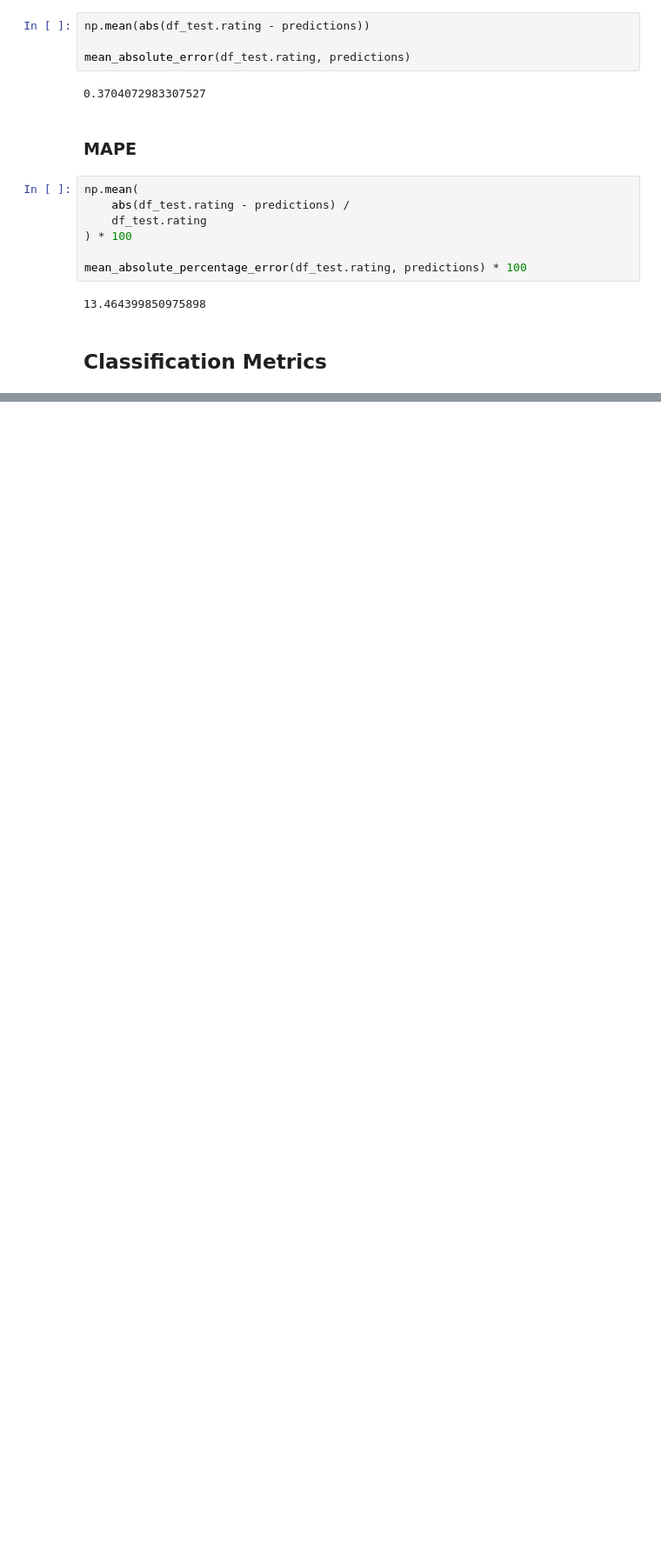
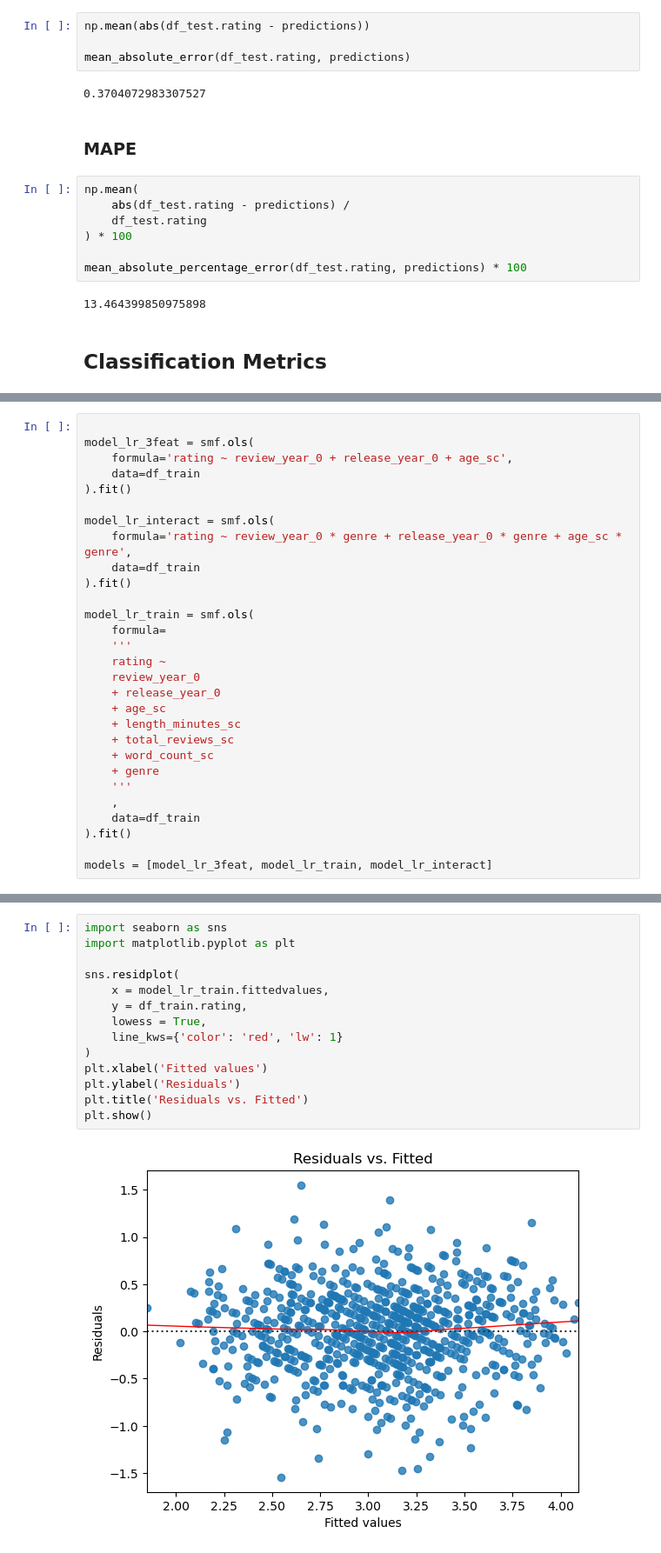
Before and after one commit to m-clark/book-of-models, a Jupyter notebook: python_chapter_notebooks/03_knowing_your_models.ipynb, the cells around one changed output, grey strips where cells are left out. Shown: that part at 87% size. Drawn from its saved outputs; the diff is of its cells as text; blank space fills up the shorter version.

```diff
--- a/python_chapter_notebooks/03_knowing_your_models.ipynb
+++ b/python_chapter_notebooks/03_knowing_your_models.ipynb
@@ -84,0 +204,29 @@ mean_absolute_percentage_error(df_test.rating, predictions) * 100
+# %%
+
+model_lr_3feat = smf.ols(
+    formula='rating ~ review_year_0 + release_year_0 + age_sc',
+    data=df_train
+).fit()
+
+model_lr_interact = smf.ols(
+    formula='rating ~ review_year_0 * genre + release_year_0 * genre + age_sc * genre',
+    data=df_train
+).fit()
+
+model_lr_train = smf.ols(
+    formula=
+    '''
+    rating ~
+    review_year_0
+    + release_year_0
+    + age_sc
+    + length_minutes_sc
+    + total_reviews_sc
+    + word_count_sc
+    + genre
+    '''
+    ,
+    data=df_train
+).fit()
+
+models = [model_lr_3feat, model_lr_train, model_lr_interact]
@@ -84,0 +255,16 @@ mean_absolute_percentage_error(df_test.rating, predictions) * 100
+# %%
+import seaborn as sns
+import matplotlib.pyplot as plt
+
+sns.residplot(
+    x = model_lr_train.fittedvalues,
+    y = df_train.rating,
+    lowess = True,
+    line_kws={'color': 'red', 'lw': 1}
+)
+plt.xlabel('Fitted values')
+plt.ylabel('Residuals')
+plt.title('Residuals vs. Fitted')
+plt.show()
+# %% [output]
+[figure, added]
```
Also changed, not shown: parts of 28 cells of this notebook, 3 other files.
